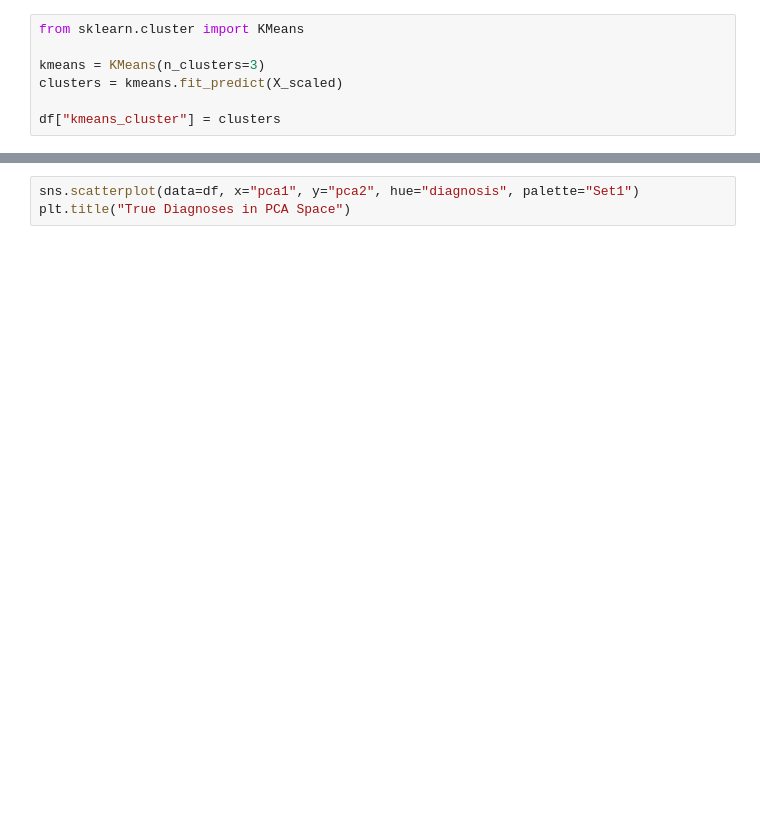
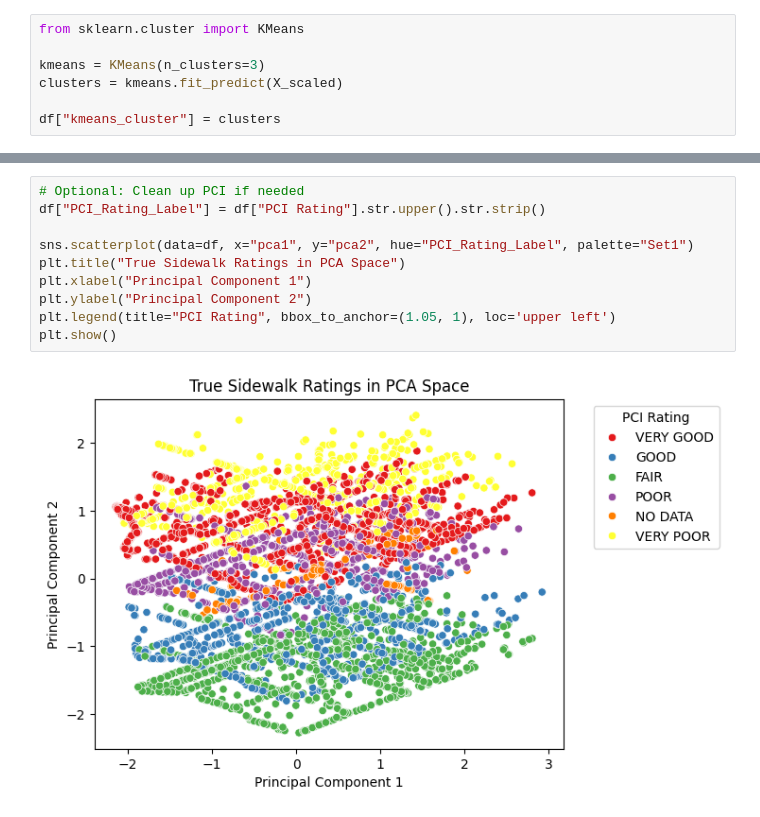
Before and after one commit to maishaSupritee/AI4GoodLab-Project, a Jupyter notebook: clustering.ipynb, the cells around one changed output, grey strips where cells are left out. Saved outputs shown, nothing was run; the diff lists cells and outputs as text; blank space fills up the shorter version.

```diff
--- a/clustering.ipynb
+++ b/clustering.ipynb
@@ -249,3 +410,12 @@ plt.title("K-Means Clusters in PCA Space")
 # %%
-sns.scatterplot(data=df, x="pca1", y="pca2", hue="diagnosis", palette="Set1")
-plt.title("True Diagnoses in PCA Space")
+# Optional: Clean up PCI if needed
+df["PCI_Rating_Label"] = df["PCI Rating"].str.upper().str.strip()
+
+sns.scatterplot(data=df, x="pca1", y="pca2", hue="PCI_Rating_Label", palette="Set1")
+plt.title("True Sidewalk Ratings in PCA Space")
+plt.xlabel("Principal Component 1")
+plt.ylabel("Principal Component 2")
+plt.legend(title="PCI Rating", bbox_to_anchor=(1.05, 1), loc='upper left')
+plt.show()
+# %% [output]
+[figure, added]
```
Also changed, not shown: parts of 15 cells of this notebook, 1 other file.
